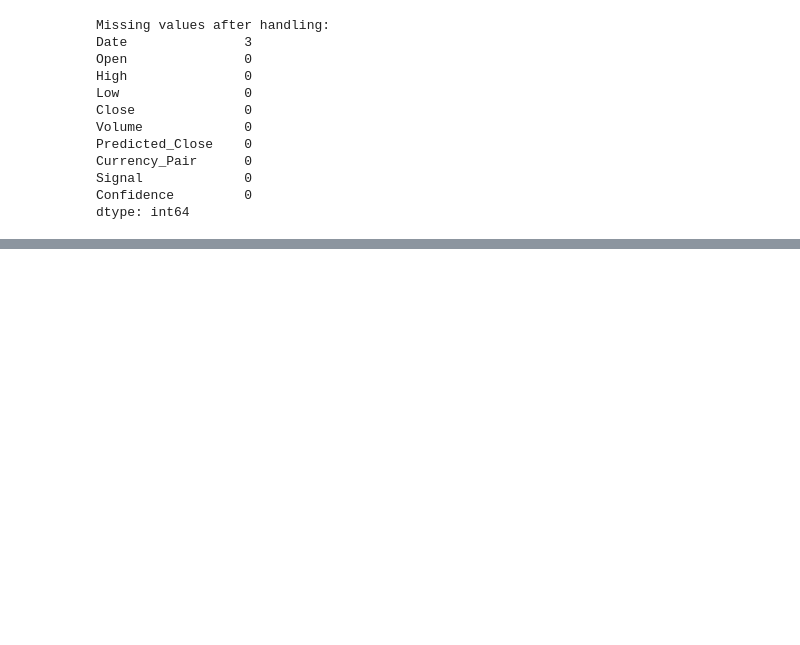
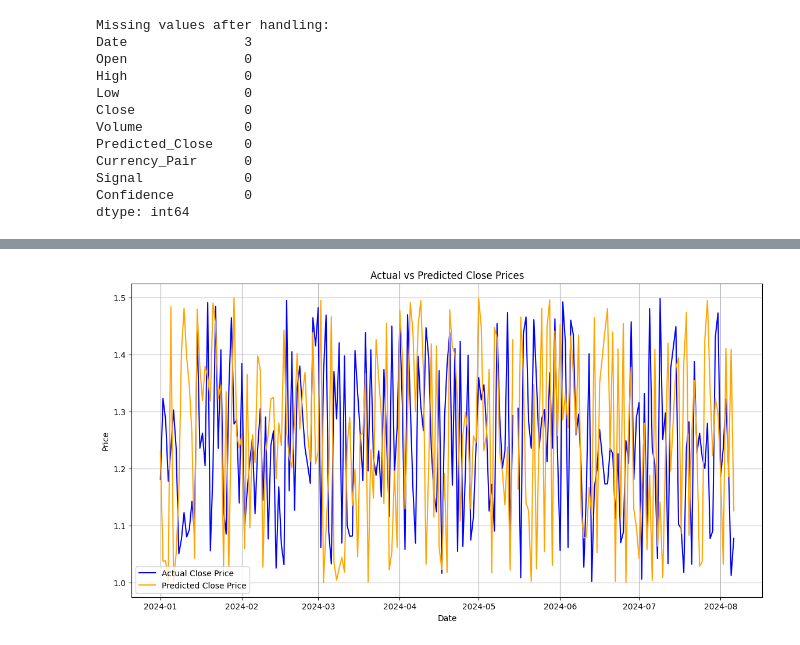
Before and after one commit to Tusiime-J/Datascience1, a Jupyter notebook: day3/forexpredictions.ipynb, the cells around one changed output, grey strips where cells are left out. Drawn from its saved outputs; the diff is of its cells as text; code cells hidden in the pictures; blank space fills up the shorter version.

```diff
--- a/day3/forexpredictions.ipynb
+++ b/day3/forexpredictions.ipynb
@@ -171,0 +214,13 @@ dtype: object
+# %%
+# Actual vs Predicted Close Prices
+plt.figure(figsize=(14, 7))
+plt.plot(df['Date'], df['Close'], label='Actual Close Price', color='blue')
+plt.plot(df['Date'], df['Predicted_Close'], label='Predicted Close Price', color='orange')
+plt.xlabel('Date')
+plt.ylabel('Price')
+plt.title('Actual vs Predicted Close Prices')
+plt.legend()
+plt.grid()
+plt.show()
+# %% [output]
+[figure, added]
```
Also changed, not shown: parts of 8 cells of this notebook.
